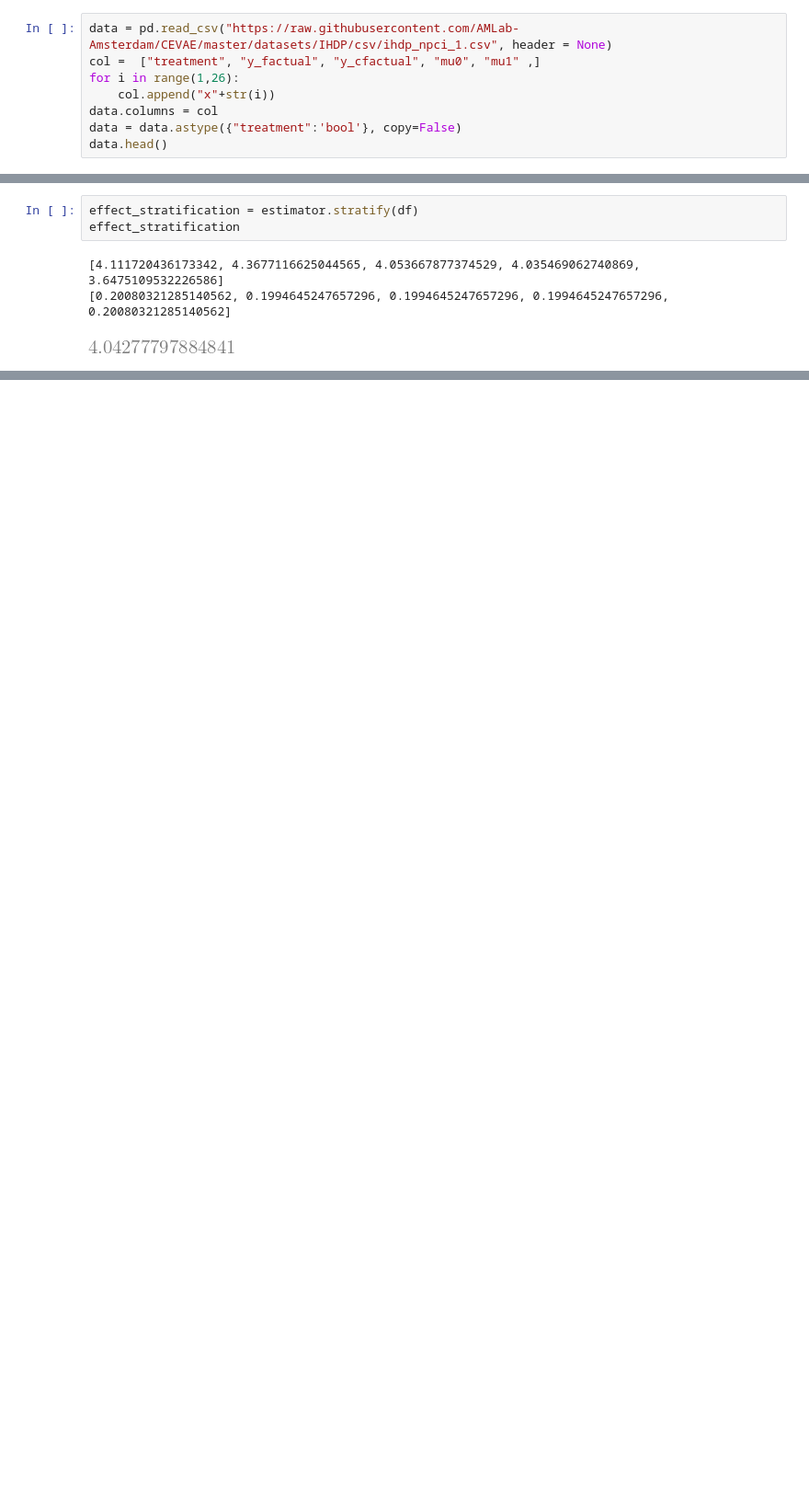
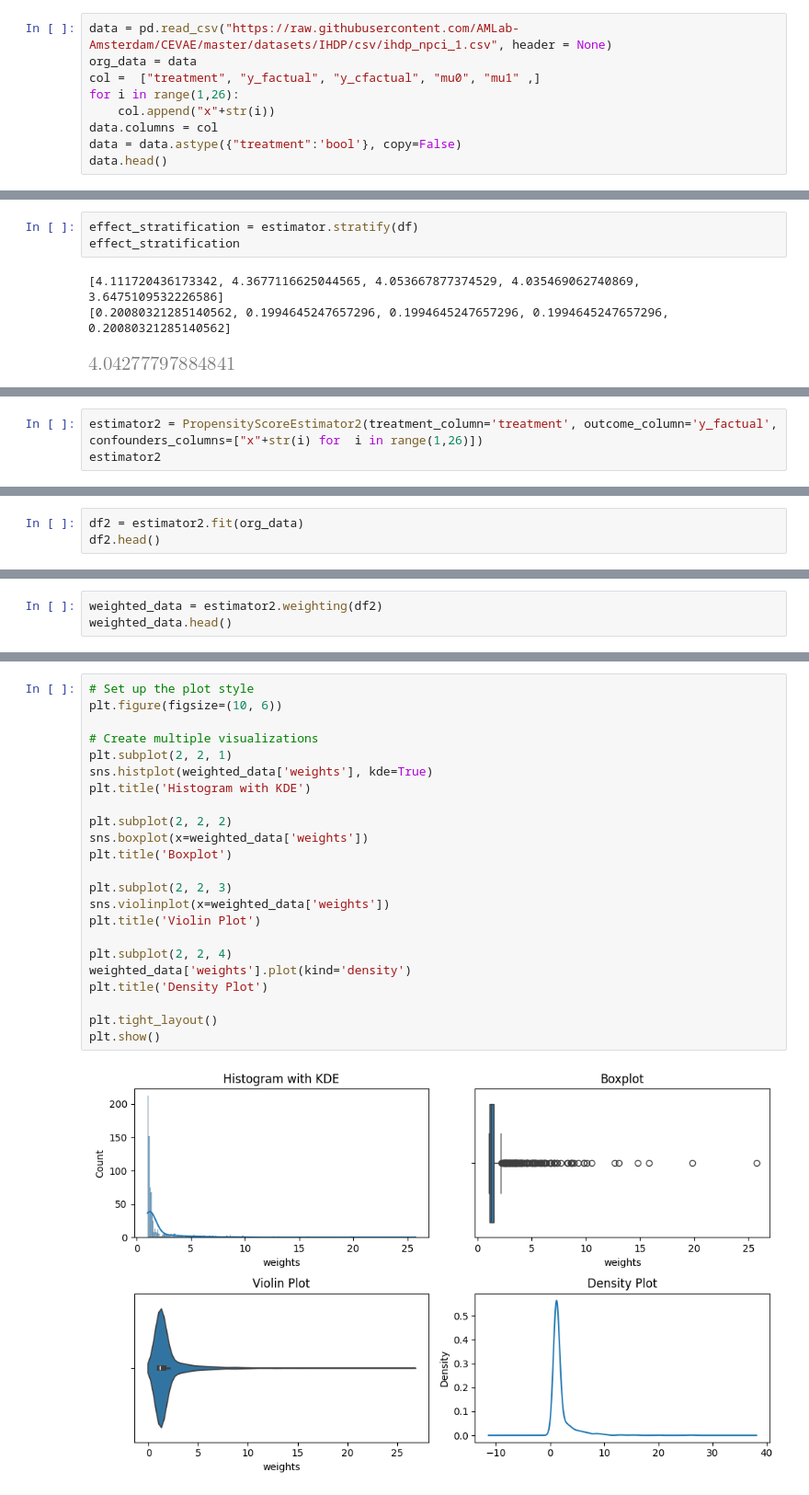
Before and after one commit to S-acharya57/Learning-Causal-Inference, a Jupyter notebook: matching/PS-Stratification_and_Weighting.ipynb, the cells around one changed output, grey strips where cells are left out. Shown: that part at 92% size. Cells and saved outputs as stored; diff of their text form; blank space fills up the shorter version.

Commit message:
Implementation of PS stratification and weighting

```diff
--- a/matching/PS-Stratification_and_Weighting.ipynb
+++ b/matching/PS-Stratification_and_Weighting.ipynb
@@ -6,6 +6,7 @@ import numpy as np
 from sklearn.linear_model import LogisticRegression
 # %%
 data = pd.read_csv("https://raw.githubusercontent.com/AMLab-Amsterdam/CEVAE/master/datasets/IHDP/csv/ihdp_npci_1.csv", header = None)
+org_data = data
 col =  ["treatment", "y_factual", "y_cfactual", "mu0", "mu1" ,]
 for i in range(1,26):
     col.append("x"+str(i))
@@ -141,0 +220,3 @@ effect_stratification
+# %%
+estimator2 = PropensityScoreEstimator2(treatment_column='treatment', outcome_column='y_factual', confounders_columns=["x"+str(i) for  i in range(1,26)])
+estimator2
@@ -141,0 +225,3 @@ effect_stratification
+# %%
+df2 = estimator2.fit(org_data)
+df2.head()
@@ -141,0 +236,3 @@ effect_stratification
+# %%
+weighted_data = estimator2.weighting(df2)
+weighted_data.head()
@@ -141,0 +252,25 @@ effect_stratification
+# %%
+# Set up the plot style
+plt.figure(figsize=(10, 6))
+
+# Create multiple visualizations
+plt.subplot(2, 2, 1)
+sns.histplot(weighted_data['weights'], kde=True)
+plt.title('Histogram with KDE')
+
+plt.subplot(2, 2, 2)
+sns.boxplot(x=weighted_data['weights'])
+plt.title('Boxplot')
+
+plt.subplot(2, 2, 3)
+sns.violinplot(x=weighted_data['weights'])
+plt.title('Violin Plot')
+
+plt.subplot(2, 2, 4)
+weighted_data['weights'].plot(kind='density')
+plt.title('Density Plot')
+
+plt.tight_layout()
+plt.show()
+# %% [output]
+[figure, added]
```
Also changed, not shown: parts of 19 cells of this notebook.
